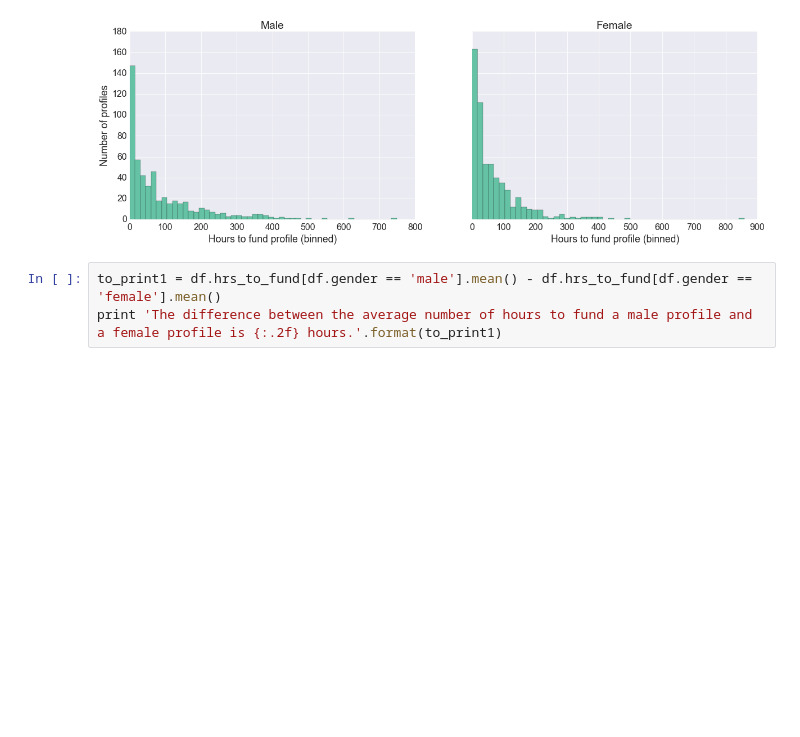
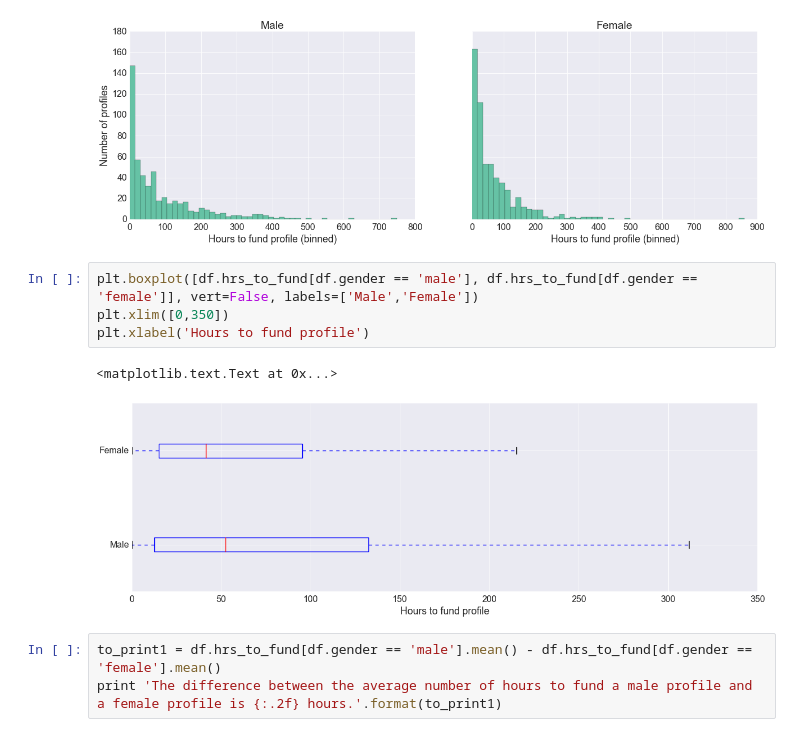
Before and after one commit to alifar76/stats-tests, a Jupyter notebook: frequentist (short version).ipynb, the cells around one changed output. Cells and saved outputs as stored; diff of their text form; blank space fills up the shorter version.

```diff
--- a/frequentist (short version).ipynb
+++ b/frequentist (short version).ipynb
@@ -63,6 +63,13 @@ axs[1].set_xlabel('Hours to fund profile (binned)')
 # %% [output]
 <matplotlib.text.Text at 0x...>
 [figure]
+# %%
+plt.boxplot([df.hrs_to_fund[df.gender == 'male'], df.hrs_to_fund[df.gender == 'female']], vert=False, labels=['Male','Female'])
+plt.xlim([0,350])
+plt.xlabel('Hours to fund profile')
+# %% [output]
+<matplotlib.text.Text at 0x...>
+[figure, added]
 # %%
 to_print1 = df.hrs_to_fund[df.gender == 'male'].mean() - df.hrs_to_fund[df.gender == 'female'].mean()
 print 'The difference between the average number of hours to fund a male profile and a female profile is {:.2f} hours.'.format(to_print1)
```
Also changed, not shown: parts of 9 cells of this notebook, 4 other files.
